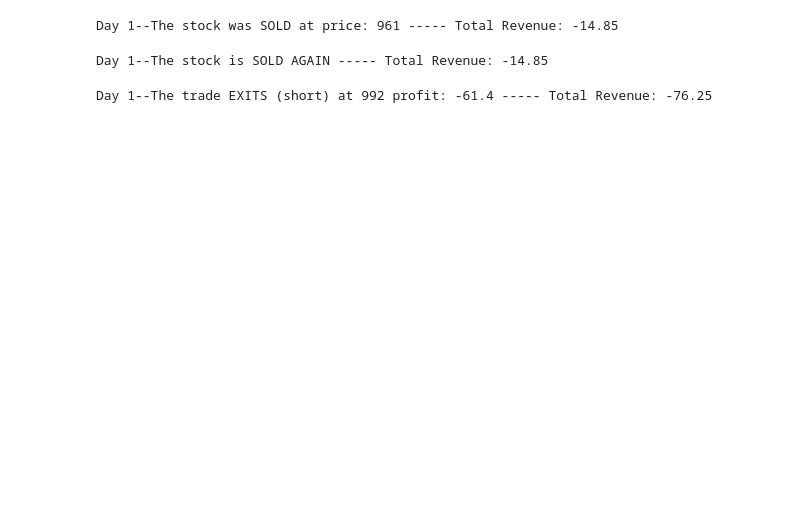
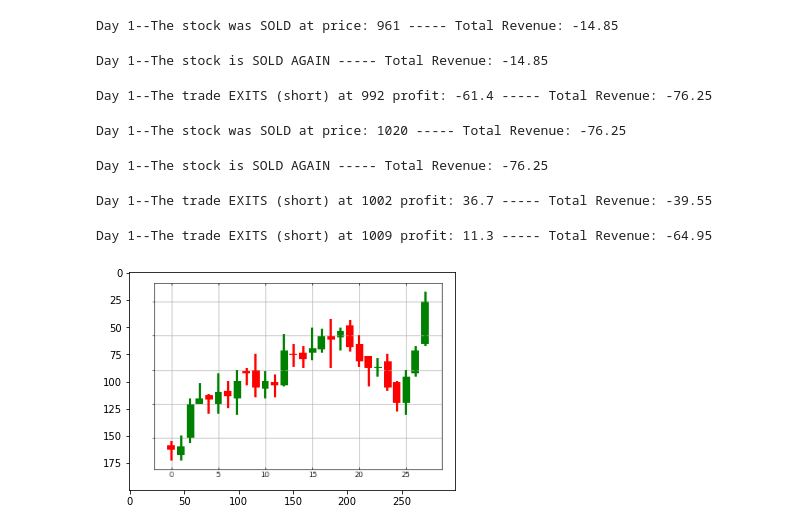
Before and after one commit to AntoniSkup/Winegold-Technologies, a Jupyter notebook: Alpha/main_execution.ipynb, the cells around one changed output. Cells and saved outputs as stored; diff of their text form; code cells hidden in the pictures; blank space fills up the shorter version.

```diff
--- a/Alpha/main_execution.ipynb
+++ b/Alpha/main_execution.ipynb
@@ -118,3 +121,26 @@ observation_,reward, done, info= env.step(1)
 print(f"Day 1--{info}")
 # %% [output]
 Day 1--The trade EXITS (short) at 992 profit: -61.4 ----- Total Revenue: -76.25
+# %%
+observation_,reward, done, info= env.step(2)
+print(f"Day 1--{info}")
+# %% [output]
+Day 1--The stock was SOLD at price: 1020 ----- Total Revenue: -76.25
+# %%
+observation_,reward, done, info= env.step(2)
+print(f"Day 1--{info}")
+# %% [output]
+Day 1--The stock is SOLD AGAIN ----- Total Revenue: -76.25
+# %%
+observation_,reward, done, info= env.step(1)
+print(f"Day 1--{info}")
+# %% [output]
+Day 1--The trade EXITS (short) at 1002 profit: 36.7 ----- Total Revenue: -39.55
+# %%
+observation_,reward, done, info= env.step(1)
+print(f"Day 1--{info}")
+imgplot = plt.imshow(observation_)
+plt.show()
+# %% [output]
+Day 1--The trade EXITS (short) at 1009 profit: 11.3 ----- Total Revenue: -64.95
+[figure, added]
```
Also changed, not shown: parts of 3 cells of this notebook, 1 other file.
